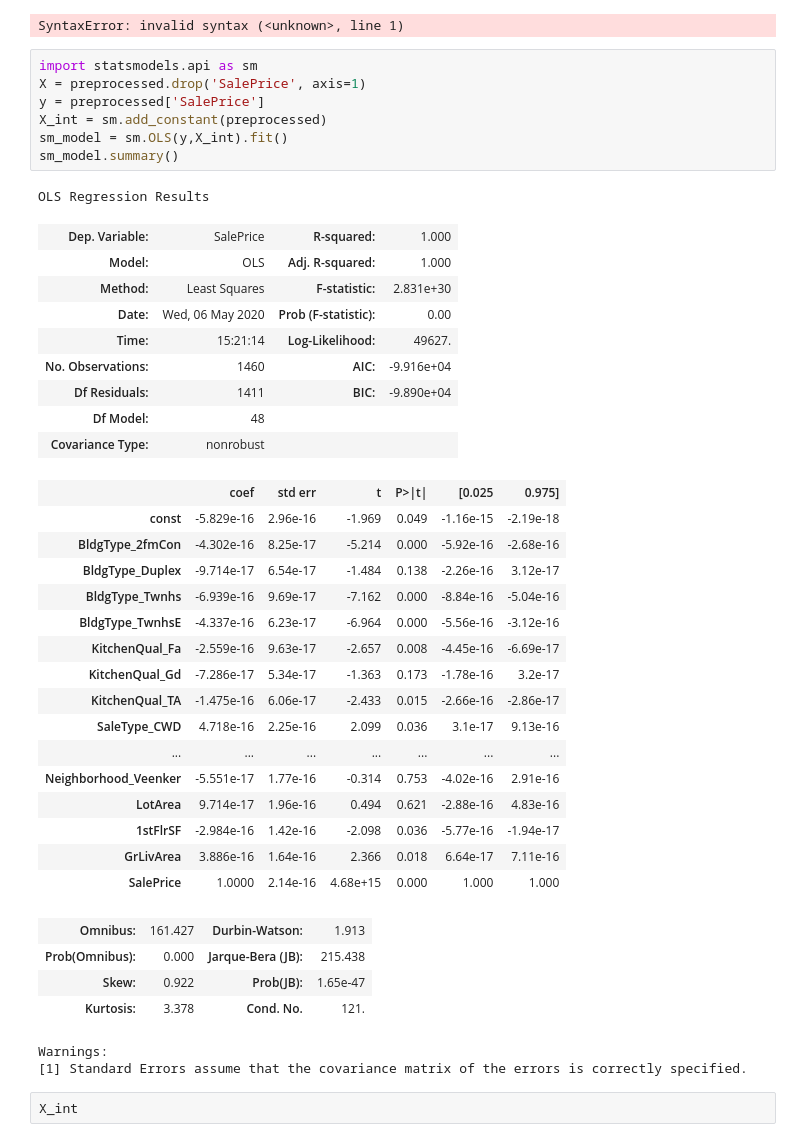
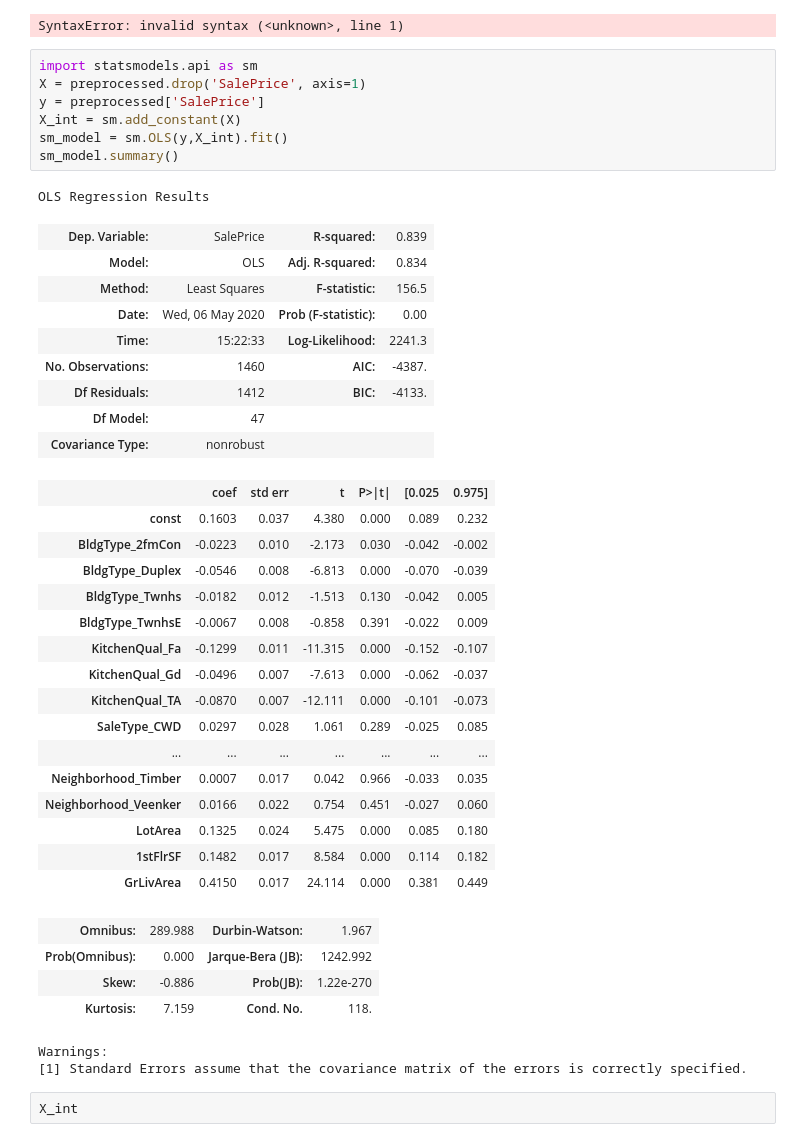
Before and after one commit to OsterMendel/dsc-multiple-linear-regression-statsmodels-lab-nyc-ds-033020, a Jupyter notebook: index.ipynb, the cells around one changed output. Drawn from its saved outputs; the diff is of its cells as text.

```diff
--- a/index.ipynb
+++ b/index.ipynb
@@ -65,41 +65,41 @@ SyntaxError: invalid syntax (<unknown>, line 1)
 # %%
 import statsmodels.api as sm
 X = preprocessed.drop('SalePrice', axis=1)
 y = preprocessed['SalePrice']
-X_int = sm.add_constant(preprocessed)
+X_int = sm.add_constant(X)
 sm_model = sm.OLS(y,X_int).fit()
 sm_model.summary()
 # %% [output]
 OLS Regression Results
-| Dep. Variable: | SalePrice | R-squared: | 1.000 |
-| Model: | OLS | Adj. R-squared: | 1.000 |
-| Method: | Least Squares | F-statistic: | 2.831e+30 |
+| Dep. Variable: | SalePrice | R-squared: | 0.839 |
+| Model: | OLS | Adj. R-squared: | 0.834 |
+| Method: | Least Squares | F-statistic: | 156.5 |
 | Date: | Wed, 06 May 2020 | Prob (F-statistic): | 0.00 |
-| Time: | 15:21:14 | Log-Likelihood: | 49627. |
-| No. Observations: | 1460 | AIC: | -9.916e+04 |
-| Df Residuals: | 1411 | BIC: | -9.890e+04 |
-| Df Model: | 48 |  |  |
+| Time: | 15:22:33 | Log-Likelihood: | 2241.3 |
+| No. Observations: | 1460 | AIC: | -4387. |
+| Df Residuals: | 1412 | BIC: | -4133. |
+| Df Model: | 47 |  |  |
 | Covariance Type: | nonrobust |  |  |
 |  | coef | std err | t | P>|t| | [0.025 | 0.975] |
-| const | -5.829e-16 | 2.96e-16 | -1.969 | 0.049 | -1.16e-15 | -2.19e-18 |
-| BldgType_2fmCon | -4.302e-16 | 8.25e-17 | -5.214 | 0.000 | -5.92e-16 | -2.68e-16 |
-| BldgType_Duplex | -9.714e-17 | 6.54e-17 | -1.484 | 0.138 | -2.26e-16 | 3.12e-17 |
-| BldgType_Twnhs | -6.939e-16 | 9.69e-17 | -7.162 | 0.000 | -8.84e-16 | -5.04e-16 |
-| BldgType_TwnhsE | -4.337e-16 | 6.23e-17 | -6.964 | 0.000 | -5.56e-16 | -3.12e-16 |
-| KitchenQual_Fa | -2.559e-16 | 9.63e-17 | -2.657 | 0.008 | -4.45e-16 | -6.69e-17 |
-| KitchenQual_Gd | -7.286e-17 | 5.34e-17 | -1.363 | 0.173 | -1.78e-16 | 3.2e-17 |
-| KitchenQual_TA | -1.475e-16 | 6.06e-17 | -2.433 | 0.015 | -2.66e-16 | -2.86e-17 |
-| SaleType_CWD | 4.718e-16 | 2.25e-16 | 2.099 | 0.036 | 3.1e-17 | 9.13e-16 |
+| const | 0.1603 | 0.037 | 4.380 | 0.000 | 0.089 | 0.232 |
+| BldgType_2fmCon | -0.0223 | 0.010 | -2.173 | 0.030 | -0.042 | -0.002 |
+| BldgType_Duplex | -0.0546 | 0.008 | -6.813 | 0.000 | -0.070 | -0.039 |
+| BldgType_Twnhs | -0.0182 | 0.012 | -1.513 | 0.130 | -0.042 | 0.005 |
+| BldgType_TwnhsE | -0.0067 | 0.008 | -0.858 | 0.391 | -0.022 | 0.009 |
+| KitchenQual_Fa | -0.1299 | 0.011 | -11.315 | 0.000 | -0.152 | -0.107 |
+| KitchenQual_Gd | -0.0496 | 0.007 | -7.613 | 0.000 | -0.062 | -0.037 |
+| KitchenQual_TA | -0.0870 | 0.007 | -12.111 | 0.000 | -0.101 | -0.073 |
+| SaleType_CWD | 0.0297 | 0.028 | 1.061 | 0.289 | -0.025 | 0.085 |
 | ... | ... | ... | ... | ... | ... | ... |
-| Neighborhood_Veenker | -5.551e-17 | 1.77e-16 | -0.314 | 0.753 | -4.02e-16 | 2.91e-16 |
-| LotArea | 9.714e-17 | 1.96e-16 | 0.494 | 0.621 | -2.88e-16 | 4.83e-16 |
-| 1stFlrSF | -2.984e-16 | 1.42e-16 | -2.098 | 0.036 | -5.77e-16 | -1.94e-17 |
-| GrLivArea | 3.886e-16 | 1.64e-16 | 2.366 | 0.018 | 6.64e-17 | 7.11e-16 |
-| SalePrice | 1.0000 | 2.14e-16 | 4.68e+15 | 0.000 | 1.000 | 1.000 |
+| Neighborhood_Timber | 0.0007 | 0.017 | 0.042 | 0.966 | -0.033 | 0.035 |
+| Neighborhood_Veenker | 0.0166 | 0.022 | 0.754 | 0.451 | -0.027 | 0.060 |
+| LotArea | 0.1325 | 0.024 | 5.475 | 0.000 | 0.085 | 0.180 |
+| 1stFlrSF | 0.1482 | 0.017 | 8.584 | 0.000 | 0.114 | 0.182 |
+| GrLivArea | 0.4150 | 0.017 | 24.114 | 0.000 | 0.381 | 0.449 |
-| Omnibus: | 161.427 | Durbin-Watson: | 1.913 |
-| Prob(Omnibus): | 0.000 | Jarque-Bera (JB): | 215.438 |
-| Skew: | 0.922 | Prob(JB): | 1.65e-47 |
-| Kurtosis: | 3.378 | Cond. No. | 121. |
+| Omnibus: | 289.988 | Durbin-Watson: | 1.967 |
+| Prob(Omnibus): | 0.000 | Jarque-Bera (JB): | 1242.992 |
+| Skew: | -0.886 | Prob(JB): | 1.22e-270 |
+| Kurtosis: | 7.159 | Cond. No. | 118. |
 Warnings:
 [1] Standard Errors assume that the covariance matrix of the errors is correctly specified.
 # %%
```
